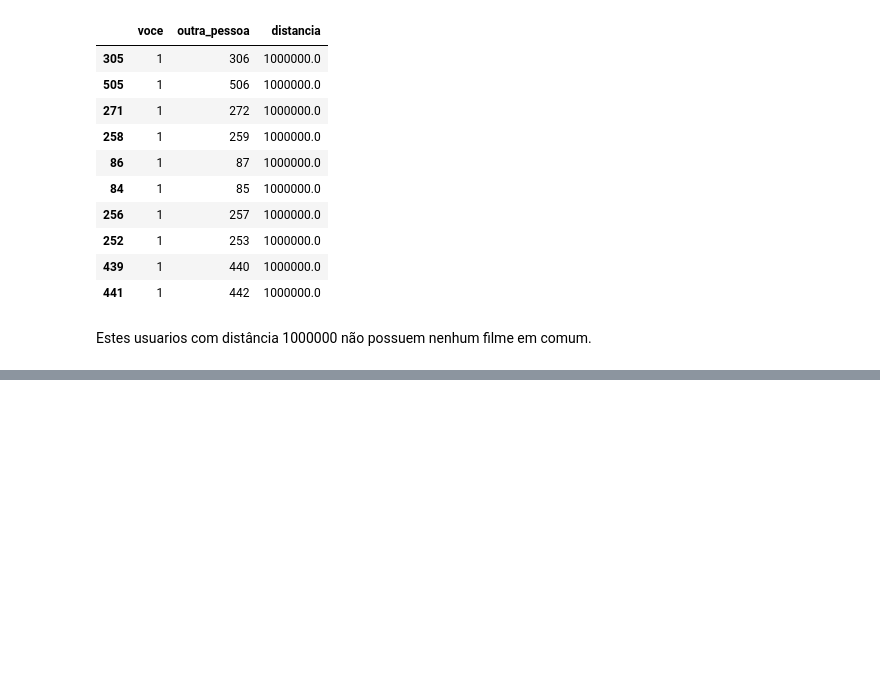
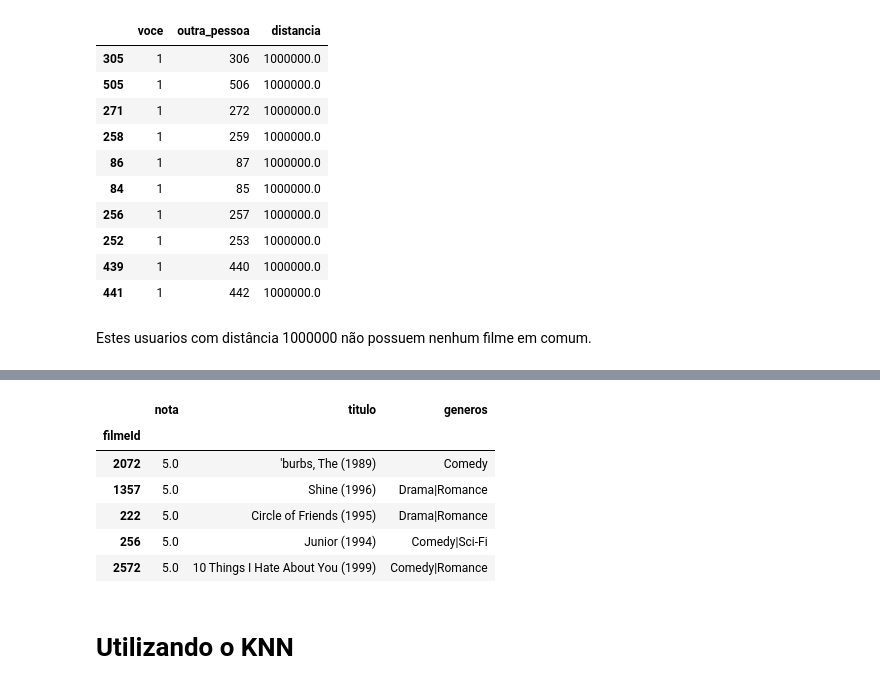
Before and after one commit to Pedro-A-D-S/recommendation_system, a Jupyter notebook: rec_system.ipynb, the cells around one changed output, grey strips where cells are left out. Cells and saved outputs as stored; diff of their text form; code cells hidden in the pictures; blank space fills up the shorter version.

```diff
--- a/rec_system.ipynb
+++ b/rec_system.ipynb
@@ -547,0 +637,41 @@ mais_proximos_de(1)
+# %%
+filmes = filmes.set_index(['filmeId'])
+# %%
+def sugere_para(voce):
+
+    # suas notas
+    notas_de_voce = notas_do_usuario(voce)
+
+    # indice do filme visto por ti
+    filmes_vistos = notas_de_voce.index
+
+    # pessoas similares
+    similares = mais_proximos_de(voce, numero_de_usuarios_a_analisar = 50)
+
+    # pessoa mais similar
+    similar = similares.sort_values(by = 'distancia').iloc[0].name
+
+    # extrai a nota do similar
+    notas_do_similar = notas_do_usuario(similar)
+
+    # droppa aquilo que você já viu
+    notas_do_similar = notas_do_similar.drop(filmes_vistos, errors = 'ignore')
+
+    # ordena de acordo com as notas datas
+    recomendacoes = notas_do_similar.sort_values(by = 'nota', ascending = False).head()
+
+    # join com o dataframe filmes para ter o título dos filmes
+    recomendacoes = recomendacoes.join(filmes)
+    return recomendacoes
+# %%
+sugere_para(10).head(5)
+# %% [output]
+|  | nota | titulo | generos |
+| filmeId |  |  |  |
+| 2072 | 5.0 | 'burbs, The (1989) | Comedy |
+| 1357 | 5.0 | Shine (1996) | Drama|Romance |
+| 222 | 5.0 | Circle of Friends (1995) | Drama|Romance |
+| 256 | 5.0 | Junior (1994) | Comedy|Sci-Fi |
+| 2572 | 5.0 | 10 Things I Hate About You (1999) | Comedy|Romance |
+# %% [markdown]
+# Utilizando o KNN
```
Also changed, not shown: parts of 13 cells of this notebook.
